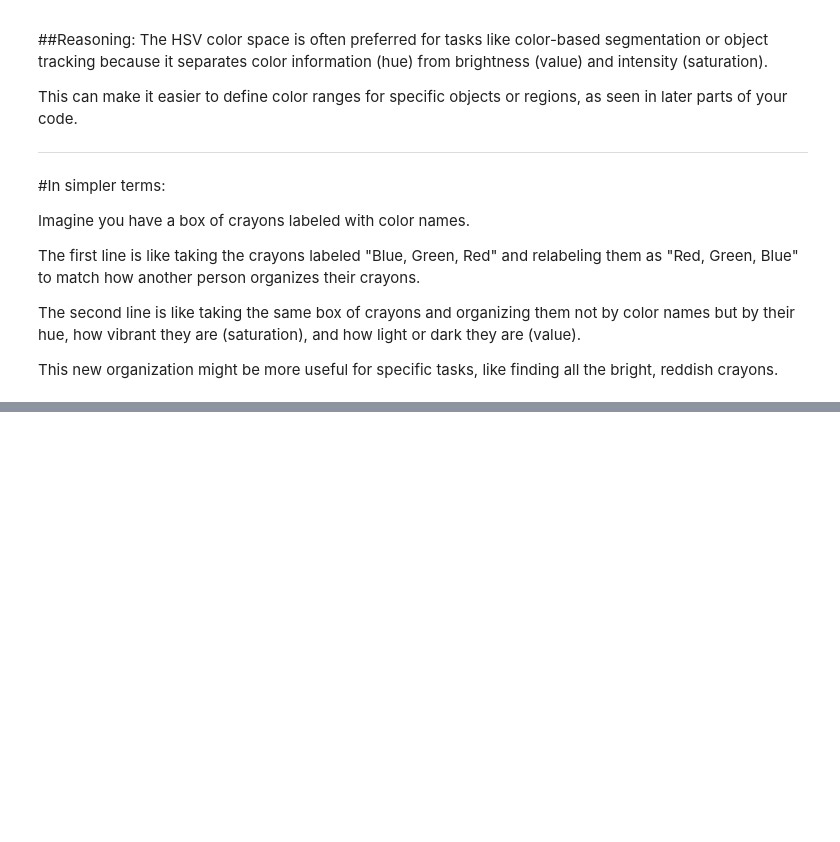
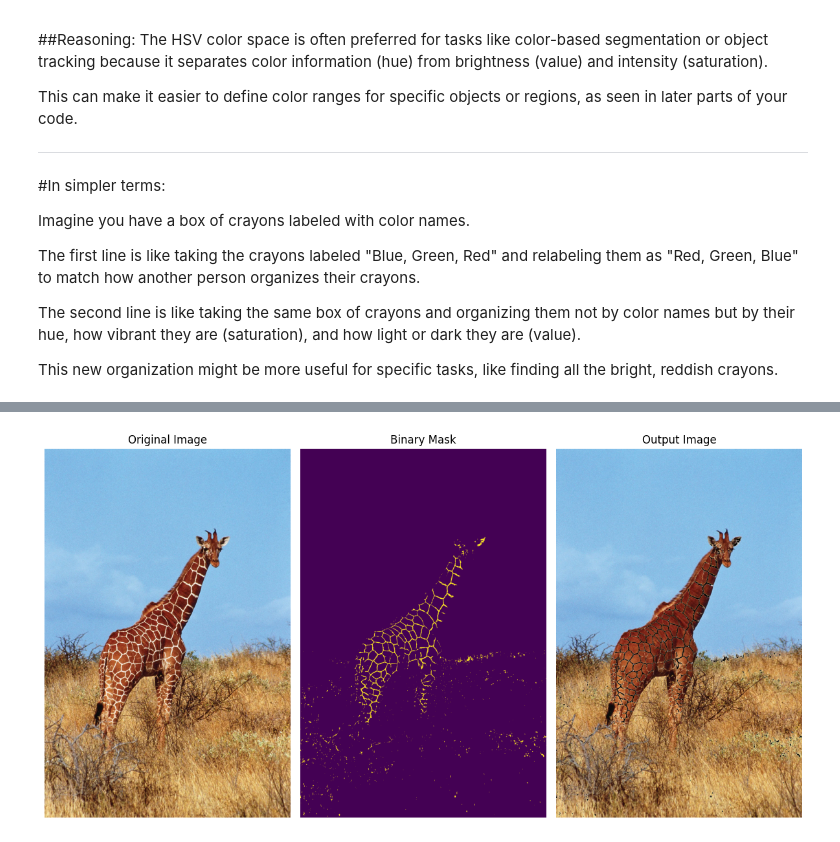
Before and after one commit to drpetros11111/Complete_ComputerVisiom_Krishn, a Jupyter notebook: CV2_Capabilities_merged_nb.ipynb, the cells around one changed output, grey strips where cells are left out. Saved outputs shown, nothing was run; the diff lists cells and outputs as text; code cells hidden in the pictures; blank space fills up the shorter version.

```diff
--- a/CV2_Capabilities_merged_nb.ipynb
+++ b/CV2_Capabilities_merged_nb.ipynb
@@ -348,0 +537,3 @@ This new organization might be more useful for specific tasks, like finding all
+# %%
+black_hsv = np.uint8([[[120, 255, 0]]])
+black_bgr = cv2.cvtColor(black_hsv, cv2.COLOR_HSV2BGR)[0][0]
@@ -348,0 +625,3 @@ This new organization might be more useful for specific tasks, like finding all
+# %%
+image_result = image.copy()
+image_result[mask>0] = black_bgr
@@ -348,0 +677,24 @@ This new organization might be more useful for specific tasks, like finding all
+# %%
+image_result_rgb = cv2.cvtColor(image_result, cv2.COLOR_BGR2RGB)
+# %%
+# PLOT
+
+fig, axs = plt.subplots(1,3, figsize=(12,6))
+
+axs[0].imshow(image_rgb)
+axs[0].set_title("Original Image")
+axs[0].axis('off')
+
+axs[1].imshow(mask)
+axs[1].set_title("Binary Mask")
+axs[1].axis('off')
+
+
+axs[2].imshow(image_result_rgb)
+axs[2].set_title("Output Image")
+axs[2].axis('off')
+
+plt.tight_layout()
+plt.show()
+# %% [output]
+[figure, added]
```
Also changed, not shown: parts of 13 cells of this notebook.
